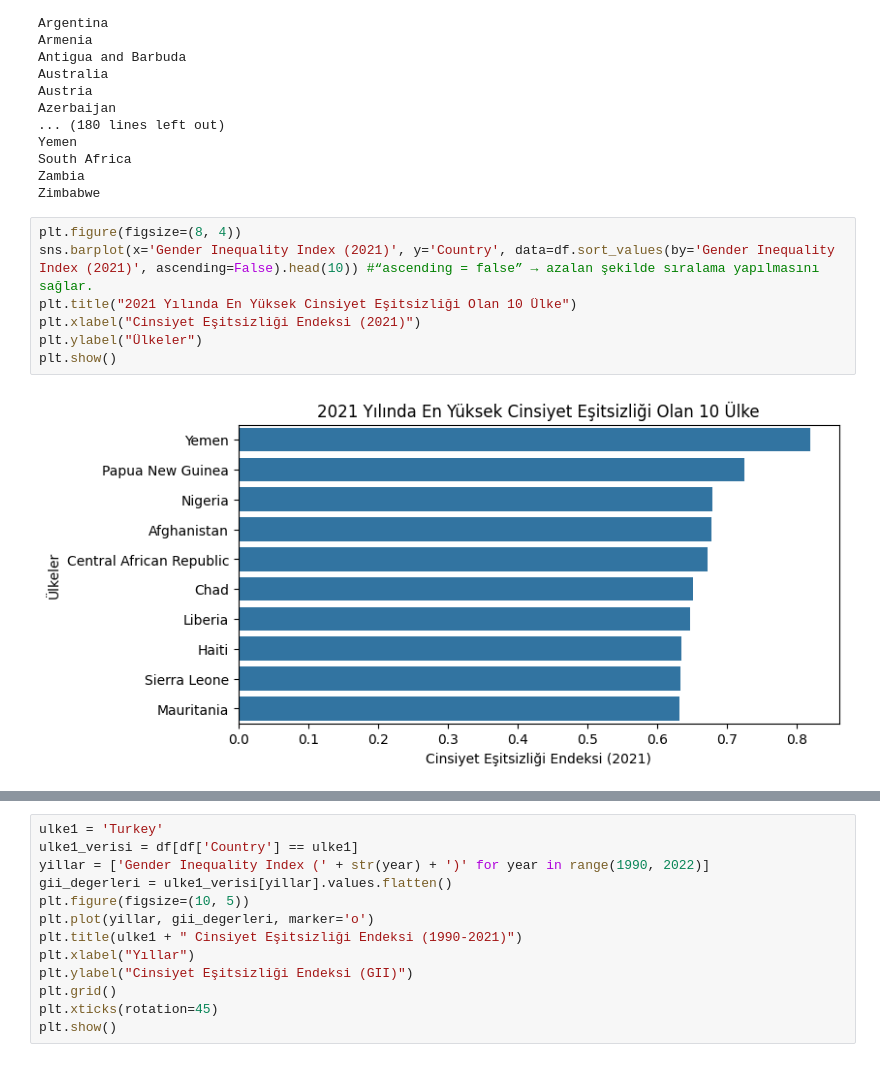
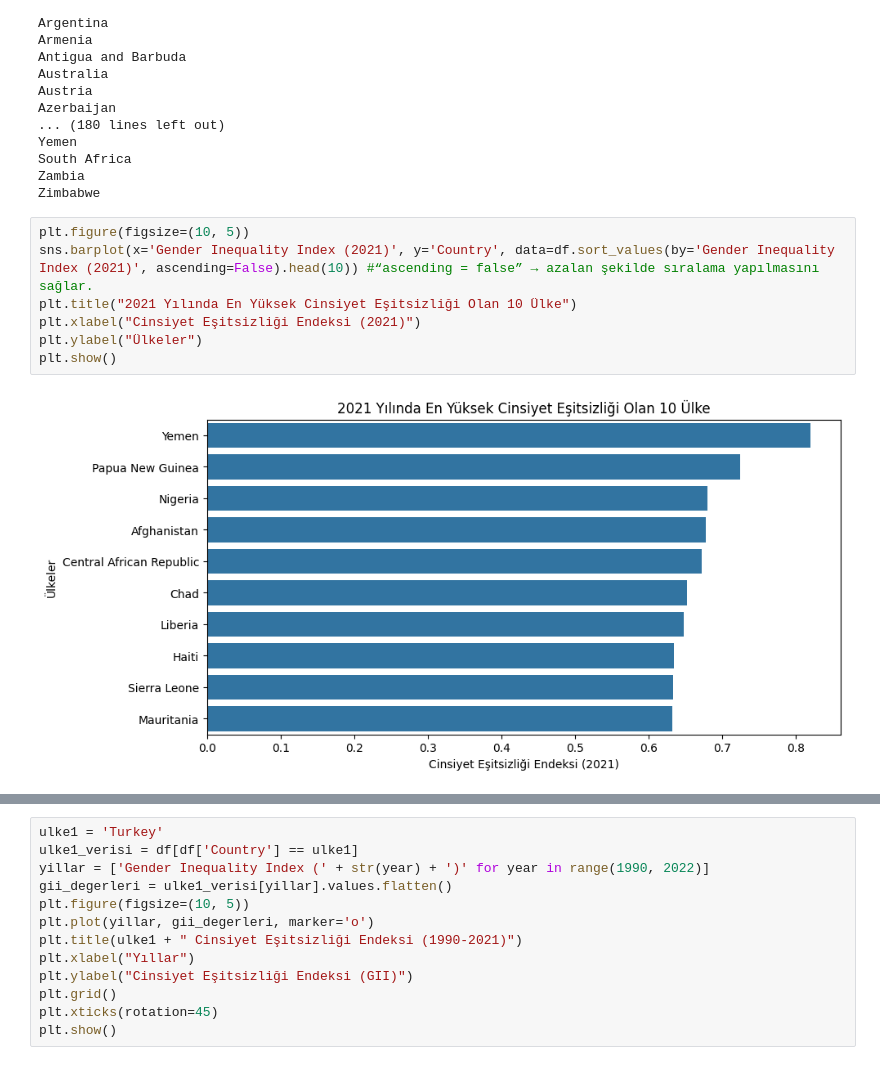
Before and after one commit to aysemermer/Gelecek-Hayalim-W-Code-Veri-Bilimi-Atolyesi, a Jupyter notebook: Gelecek_Hayalim_W_Code_Veri_Bilimi_Atölyesi_Final_Ödevi.ipynb, the cells around one changed output, grey strips where cells are left out. Drawn from its saved outputs; the diff is of its cells as text.

```diff
--- a/Gelecek_Hayalim_W_Code_Veri_Bilimi_Atölyesi_Final_Ödevi.ipynb
+++ b/Gelecek_Hayalim_W_Code_Veri_Bilimi_Atölyesi_Final_Ödevi.ipynb
@@ -152,12 +152,12 @@ South Africa
 Zambia
 Zimbabwe
 # %%
-plt.figure(figsize=(8, 4))
+plt.figure(figsize=(10, 5))
 sns.barplot(x='Gender Inequality Index (2021)', y='Country', data=df.sort_values(by='Gender Inequality Index (2021)', ascending=False).head(10)) #“ascending = false” → azalan şekilde sıralama yapılmasını sağlar.
 plt.title("2021 Yılında En Yüksek Cinsiyet Eşitsizliği Olan 10 Ülke")
 plt.xlabel("Cinsiyet Eşitsizliği Endeksi (2021)")
 plt.ylabel("Ülkeler")
 plt.show()
 # %% [output]
-[figure, old version]
+[figure, new version]
 # %%
```
Also changed, not shown: parts of 3 cells of this notebook.
